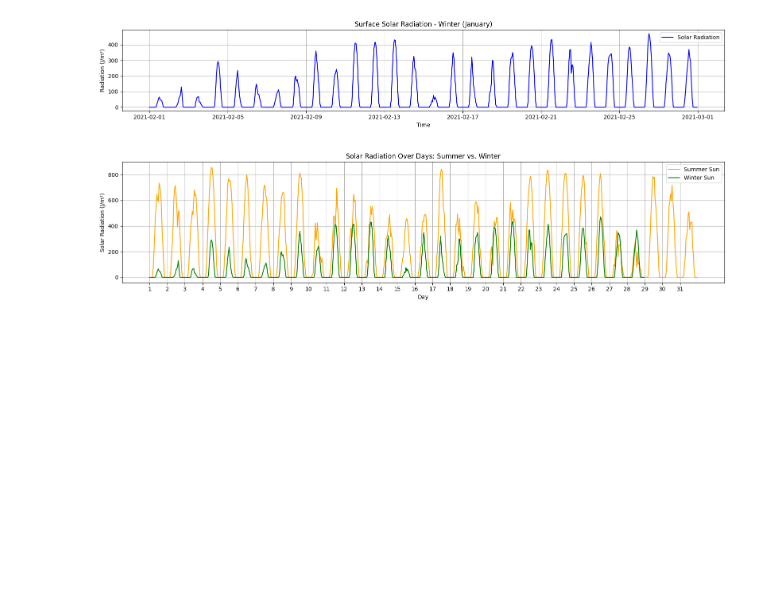
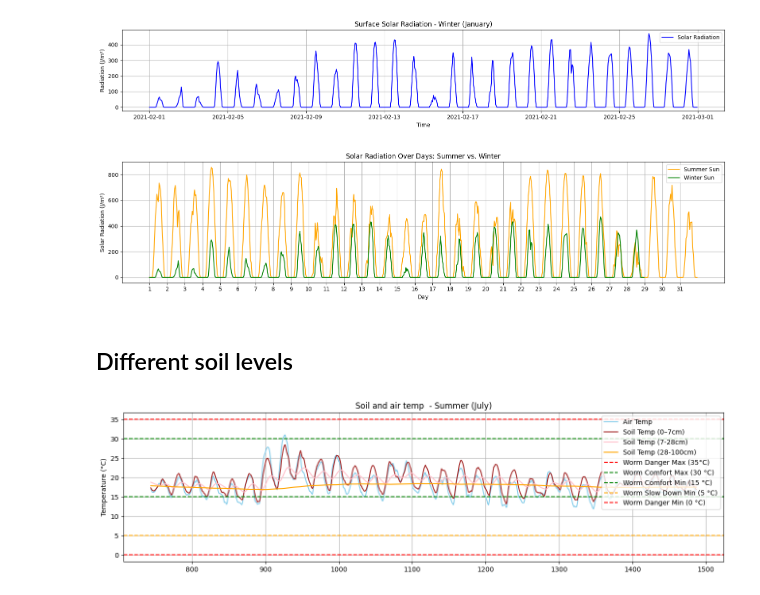
Before and after one commit to wiggle-bin/wiggle-research, a Jupyter notebook: wiggle-bin-weather-assesment.ipynb, the cells around one changed output. Saved outputs shown, nothing was run; the diff lists cells and outputs as text; code cells hidden in the pictures; blank space fills up the shorter version.

Commit message:
Added plots for temperature differences at different soil levels

```diff
--- a/wiggle-bin-weather-assesment.ipynb
+++ b/wiggle-bin-weather-assesment.ipynb
@@ -453,3 +453,39 @@ plt.tight_layout()
 plt.show()
 # %% [output]
 [figure]
+# %% [markdown]
+## Different soil levels
+# %%
+import xarray as xr
+
+# Load both datasets
+jan_july_2025_temp = xr.open_dataset("emwcf/jan-july-2025/instant.nc")  # temperatures
+
+# Convert to DataFrame
+jan_july_2025 = jan_july_2025_temp.to_dataframe().reset_index()
+
+# Convert Kelvin to Celsius
+jan_july_2025['temp'] = jan_july_2025['t2m'] - 273.15
+jan_july_2025['soil_0_7'] = jan_july_2025['stl1'] - 273.15
+jan_july_2025['soil_7_28'] = jan_july_2025['stl2'] - 273.15
+jan_july_2025['soil_28_100'] = jan_july_2025['stl3'] - 273.15
+
+jan_july_2025 = jan_july_2025.rename(columns={"valid_time": "time"})
+jan_july_2025['month'] = pd.to_datetime(jan_july_2025['time']).dt.month
+
+july_2025 = jan_july_2025[jan_july_2025['month'] == 7].copy()
+jan_2025 = jan_july_2025[jan_july_2025['month'] == 1].copy()
+# %%
+plt.figure(figsize=(16, 4))
+plt.plot(july_2025.index, july_2025['temp'], label='Air Temp', color='skyblue')
+plt.plot(july_2025.index, july_2025['soil_0_7'], label='Soil Temp (0–7cm)', color='brown')
+plt.plot(july_2025.index, july_2025['soil_7_28'], label='Soil Temp (7-28cm)', color='pink')
+plt.plot(july_2025.index, july_2025['soil_28_100'], label='Soil Temp (28-100cm)', color='orange')
+plt.title("Soil and air temp  - Summer (July)")
+plt.ylabel("Temperature (°C)")
+add_worm_temperature_zones()
+plt.legend(loc='upper right')
+plt.grid()
+plt.show()
+# %% [output]
+[figure, added]
```
Also changed, not shown: parts of 3 cells of this notebook.
